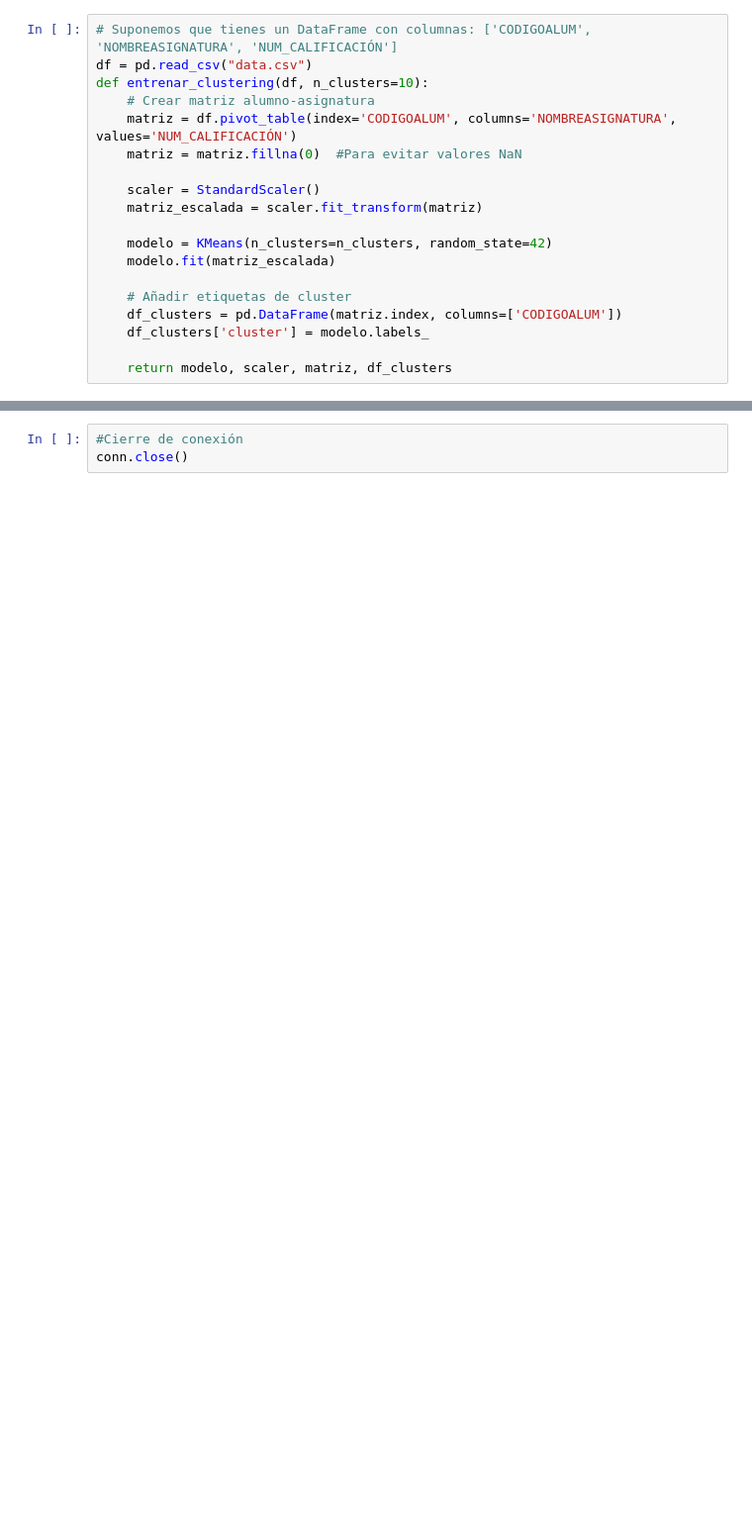
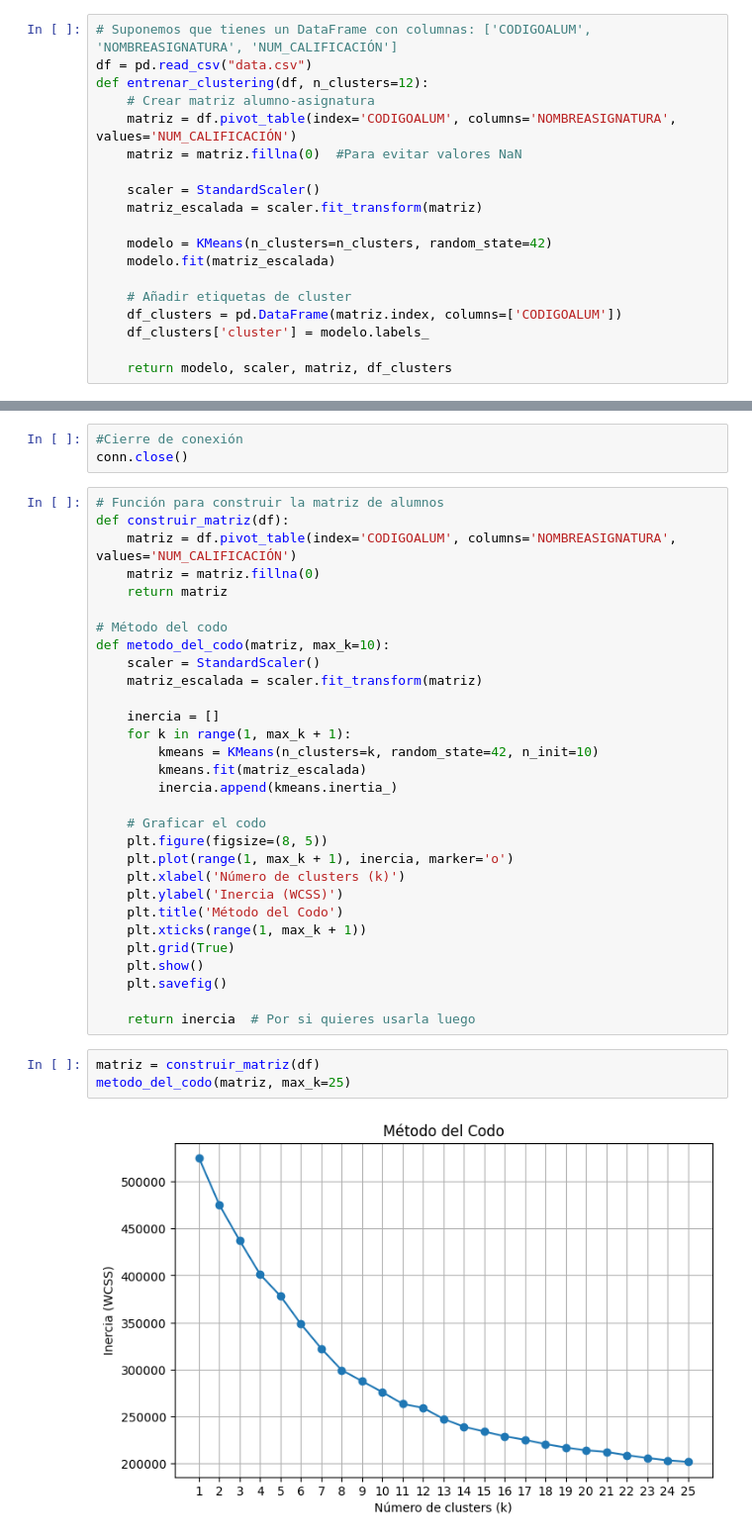
Before and after one commit to Jechig0/TFG, a Jupyter notebook: backend/app/visual.ipynb, the cells around one changed output, grey strips where cells are left out. Shown at 99% size. Cells and saved outputs as stored; diff of their text form; blank space fills up the shorter version.

```diff
--- a/backend/app/visual.ipynb
+++ b/backend/app/visual.ipynb
@@ -175,7 +224,7 @@ Creo el cluster y leo la base de datos del csv para agilizar procesos. Entreno e
 # %%
 # Suponemos que tienes un DataFrame con columnas: ['CODIGOALUM', 'NOMBREASIGNATURA', 'NUM_CALIFICACIÓN']
 df = pd.read_csv("data.csv")
-def entrenar_clustering(df, n_clusters=10):
+def entrenar_clustering(df, n_clusters=12):
     # Crear matriz alumno-asignatura
     matriz = df.pivot_table(index='CODIGOALUM', columns='NOMBREASIGNATURA', values='NUM_CALIFICACIÓN')
     matriz = matriz.fillna(0)  #Para evitar valores NaN
@@ -224,3 +274,38 @@ Afinidad estimada: 0.618
 # %%
 #Cierre de conexión
 conn.close()
+# %%
+# Función para construir la matriz de alumnos
+def construir_matriz(df):
+    matriz = df.pivot_table(index='CODIGOALUM', columns='NOMBREASIGNATURA', values='NUM_CALIFICACIÓN')
+    matriz = matriz.fillna(0)
+    return matriz
+
+# Método del codo
+def metodo_del_codo(matriz, max_k=10):
+    scaler = StandardScaler()
+    matriz_escalada = scaler.fit_transform(matriz)
+
+    inercia = []
+    for k in range(1, max_k + 1):
+        kmeans = KMeans(n_clusters=k, random_state=42, n_init=10)
+        kmeans.fit(matriz_escalada)
+        inercia.append(kmeans.inertia_)
+
+    # Graficar el codo
+    plt.figure(figsize=(8, 5))
+    plt.plot(range(1, max_k + 1), inercia, marker='o')
+    plt.xlabel('Número de clusters (k)')
+    plt.ylabel('Inercia (WCSS)')
+    plt.title('Método del Codo')
+    plt.xticks(range(1, max_k + 1))
+    plt.grid(True)
+    plt.show()
+    plt.savefig()
+
+    return inercia  # Por si quieres usarla luego
+# %%
+matriz = construir_matriz(df)
+metodo_del_codo(matriz, max_k=25)
+# %% [output]
+[figure, added]
```
Also changed, not shown: parts of 9 cells of this notebook, 2 other files.
